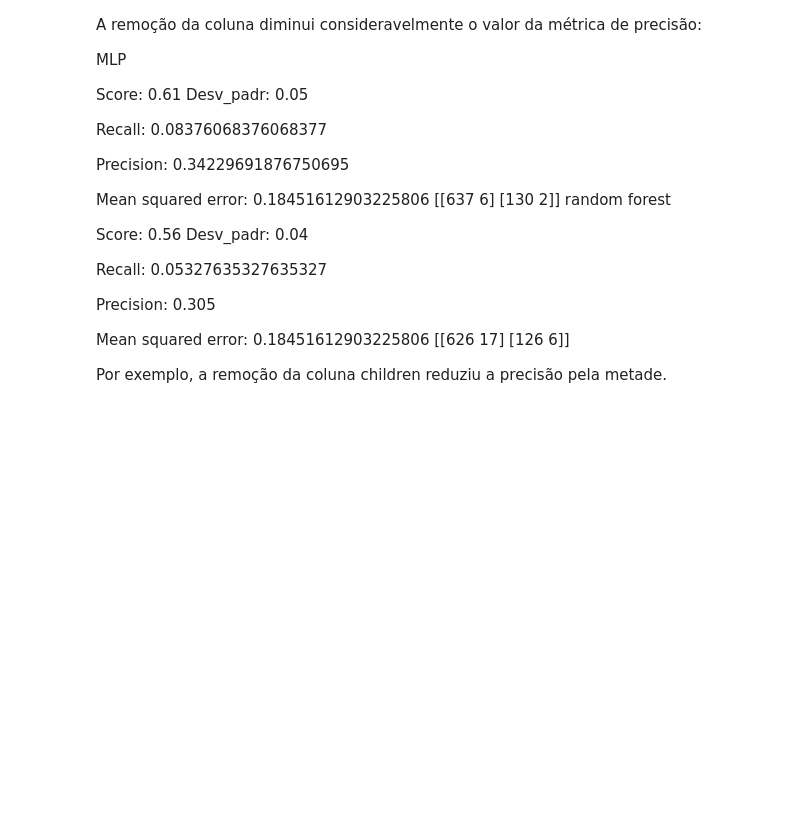
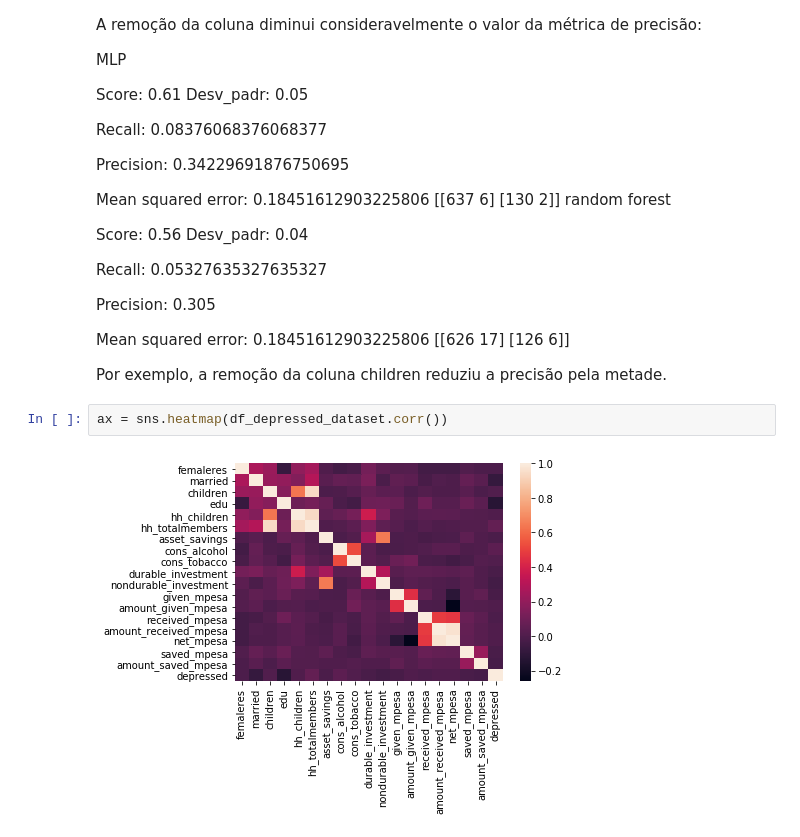
Before and after one commit to kaline/TrabalhoFinalML, a Jupyter notebook: dataset.ipynb, the cells around one changed output. Saved outputs shown, nothing was run; the diff lists cells and outputs as text; blank space fills up the shorter version.

```diff
--- a/dataset.ipynb
+++ b/dataset.ipynb
@@ -1122,3 +1073,7 @@ Mean squared error:  0.18451612903225806
  [126   6]]
 
  Por exemplo, a remoção da coluna children reduziu a precisão pela metade.
+# %%
+ax = sns.heatmap(df_depressed_dataset.corr())
+# %% [output]
+[figure, added]
```
Also changed, not shown: parts of 19 cells of this notebook.
